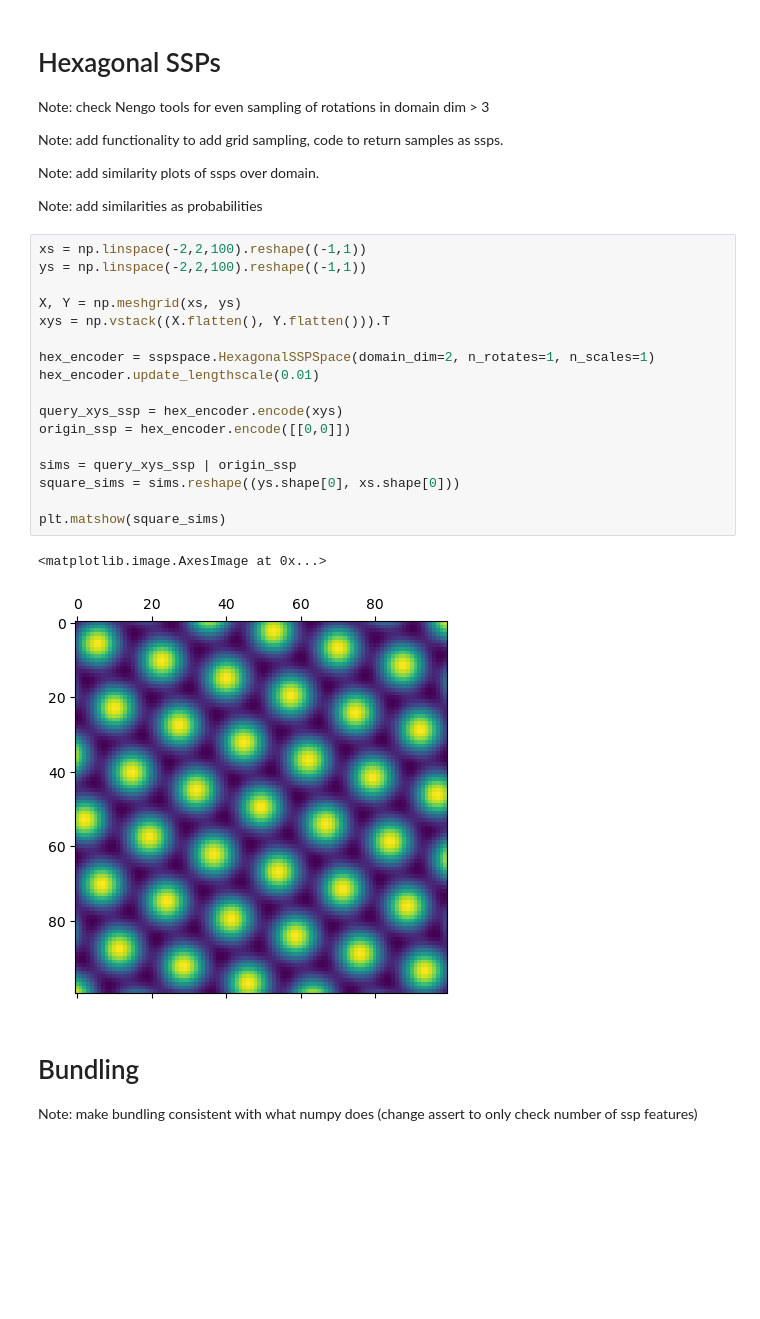
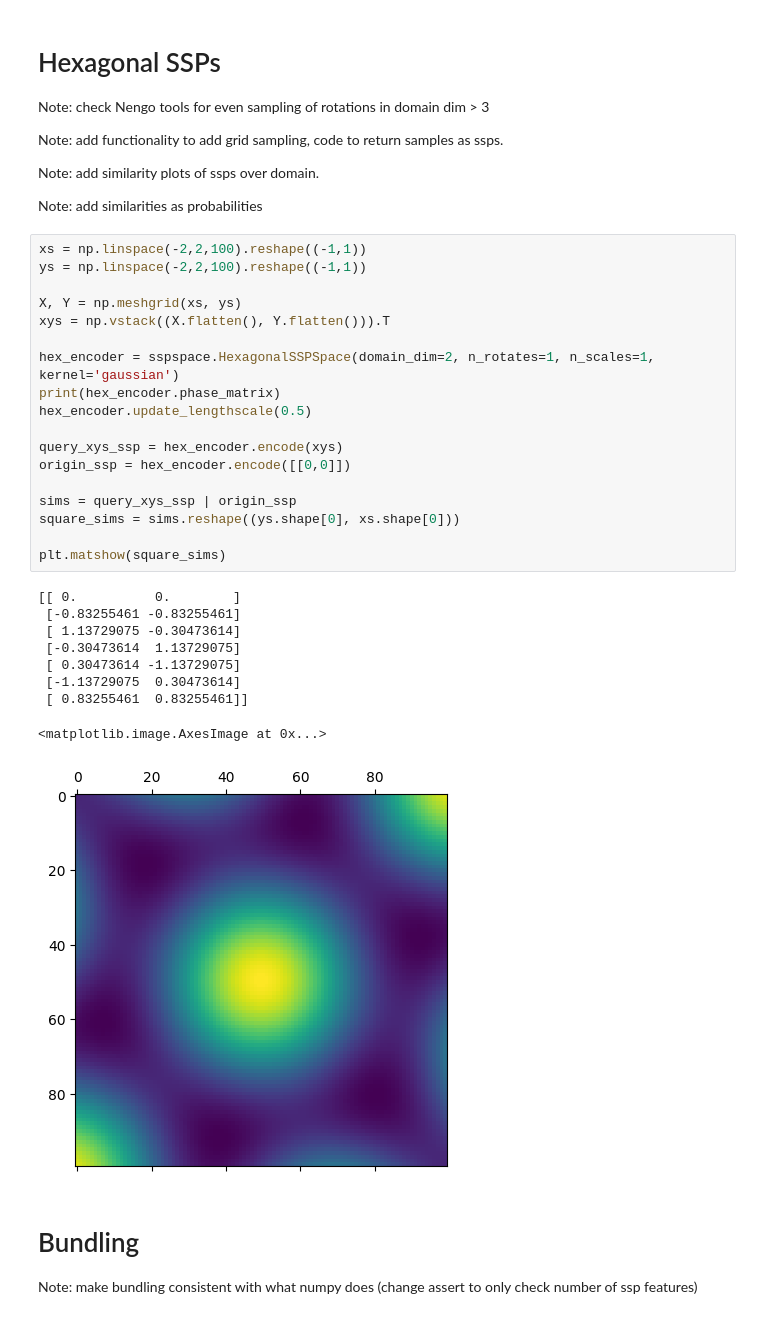
Before and after one commit to ctn-waterloo/sspspace, a Jupyter notebook: notebooks/SSP Space Demo.ipynb, the cells around one changed output. Saved outputs shown, nothing was run; the diff lists cells and outputs as text; blank space fills up the shorter version.

Commit message:
Revised sampling for RandomSSPSpaces and HexagonalSSPSpaces to allow for control of induced kernels

```diff
--- a/notebooks/SSP Space Demo.ipynb
+++ b/notebooks/SSP Space Demo.ipynb
@@ -76,23 +79,31 @@ Note: add similarities as probabilities
 # %%
 xs = np.linspace(-2,2,100).reshape((-1,1))
 ys = np.linspace(-2,2,100).reshape((-1,1))
 
 X, Y = np.meshgrid(xs, ys)
 xys = np.vstack((X.flatten(), Y.flatten())).T
 
-hex_encoder = sspspace.HexagonalSSPSpace(domain_dim=2, n_rotates=1, n_scales=1)
-hex_encoder.update_lengthscale(0.01)
+hex_encoder = sspspace.HexagonalSSPSpace(domain_dim=2, n_rotates=1, n_scales=1, kernel='gaussian')
+print(hex_encoder.phase_matrix)
+hex_encoder.update_lengthscale(0.5)
 
 query_xys_ssp = hex_encoder.encode(xys)
 origin_ssp = hex_encoder.encode([[0,0]])
 
 sims = query_xys_ssp | origin_ssp
 square_sims = sims.reshape((ys.shape[0], xs.shape[0]))
 
 plt.matshow(square_sims)
 # %% [output]
-<matplotlib.image.AxesImage at 0x...>
+[[ 0.          0.        ]
+ [-0.83255461 -0.83255461]
+ [ 1.13729075 -0.30473614]
+ [-0.30473614  1.13729075]
+ [ 0.30473614 -1.13729075]
+ [-1.13729075  0.30473614]
+ [ 0.83255461  0.83255461]]
+<matplotlib.image.AxesImage at 0x...>
-[figure, old version]
+[figure, new version]
 # %% [markdown]
 # Bundling
 
```
Also changed, not shown: parts of 4 cells of this notebook, 1 other file.
